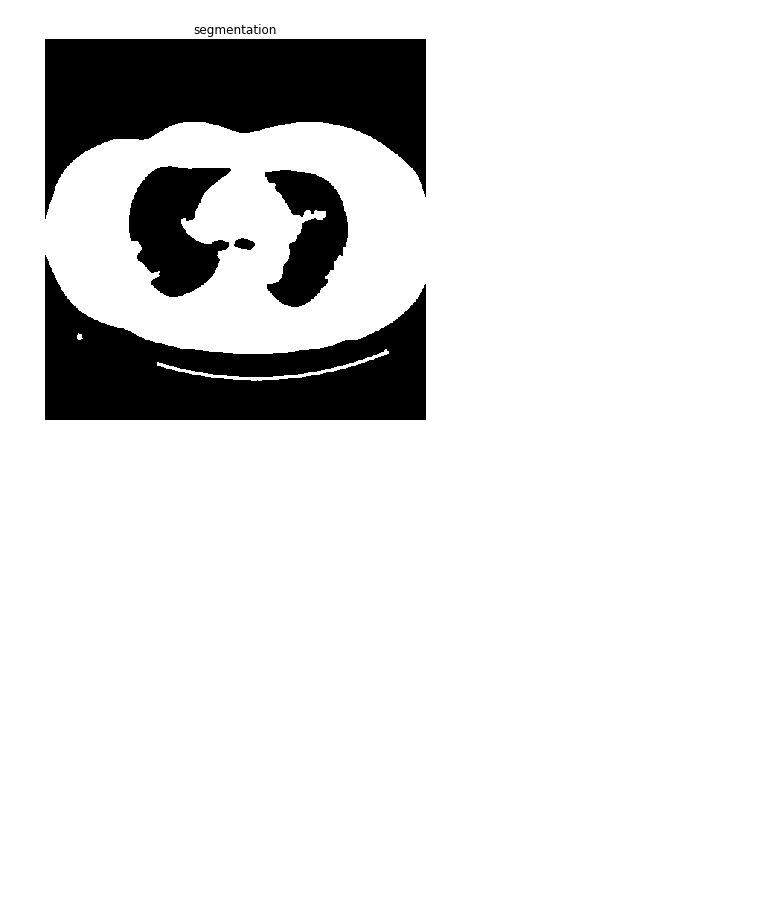
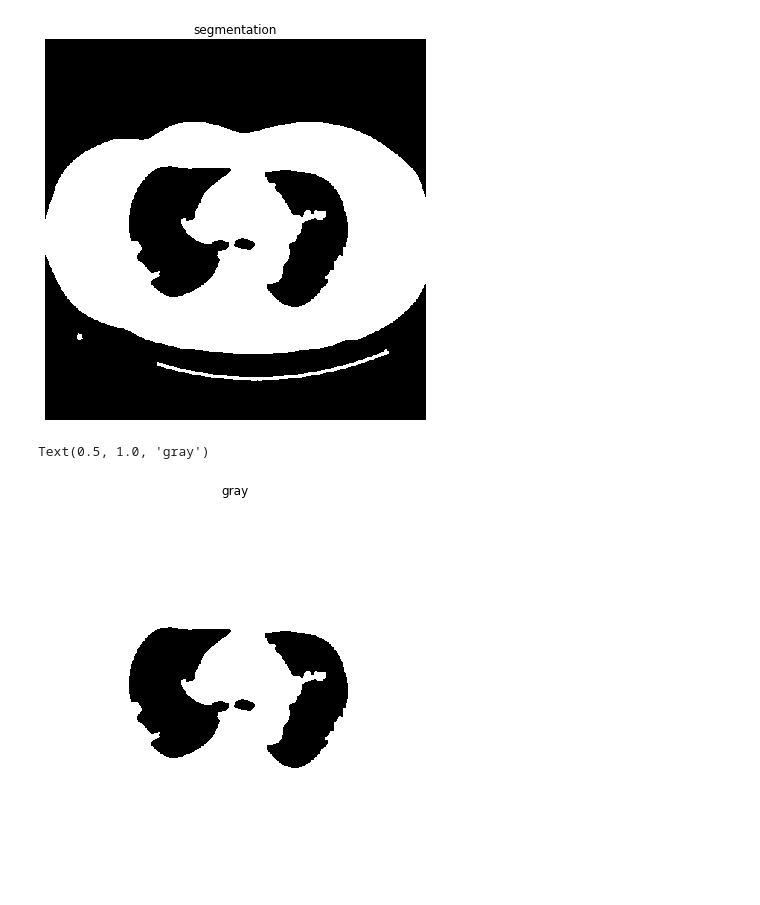
Before and after one commit to kenanmorani/Images_Preprocessing, a Jupyter notebook: Region_Based_Segmentation.ipynb, the cells around one changed output. Saved outputs shown, nothing was run; the diff lists cells and outputs as text; code cells hidden in the pictures; blank space fills up the shorter version.

```diff
--- a/Region_Based_Segmentation.ipynb
+++ b/Region_Based_Segmentation.ipynb
@@ -75,3 +75,31 @@ ax.set_title('segmentation')
   def watershed(image, markers=None, connectivity=1, offset=None, mask=None,
 Text(0.5, 1.0, 'segmentation')
 [figure]
+# %%
+ret, gray = ret, gray = cv2.threshold(segmentation.astype(np.uint8), 1, 255, cv2.THRESH_BINARY)
+# %%
+for x in range(gray.shape[1]):
+    # Fill dark top pixels:
+    if gray[0, x] == 0:
+        cv2.floodFill(gray, None, seedPoint=(x, 0), newVal=255, loDiff=3, upDiff=3)  # Fill the background with white color
+
+    # Fill dark bottom pixels:
+    if gray[-1, x] == 0:
+        cv2.floodFill(gray, None, seedPoint=(x, gray.shape[0]-1), newVal=255, loDiff=3, upDiff=3)  # Fill the background with white color
+
+for y in range(gray.shape[0]):
+    # Fill dark left side pixels:
+    if gray[y, 0] == 0:
+        cv2.floodFill(gray, None, seedPoint=(0, y), newVal=255, loDiff=3, upDiff=3)  # Fill the background with white color
+
+    # Fill dark right side pixels:
+    if gray[y, -1] == 0:
+        cv2.floodFill(gray, None, seedPoint=(gray.shape[1]-1, y), newVal=255, loDiff=3, upDiff=3)  # Fill the background with white color
+
+fig, ax = plt.subplots(figsize=(7, 7))
+ax.imshow(gray, cmap=plt.cm.gray, interpolation='nearest')
+ax.axis('off')
+ax.set_title('gray')
+# %% [output]
+Text(0.5, 1.0, 'gray')
+[figure, added]
```
Also changed, not shown: parts of 1 cell of this notebook.
